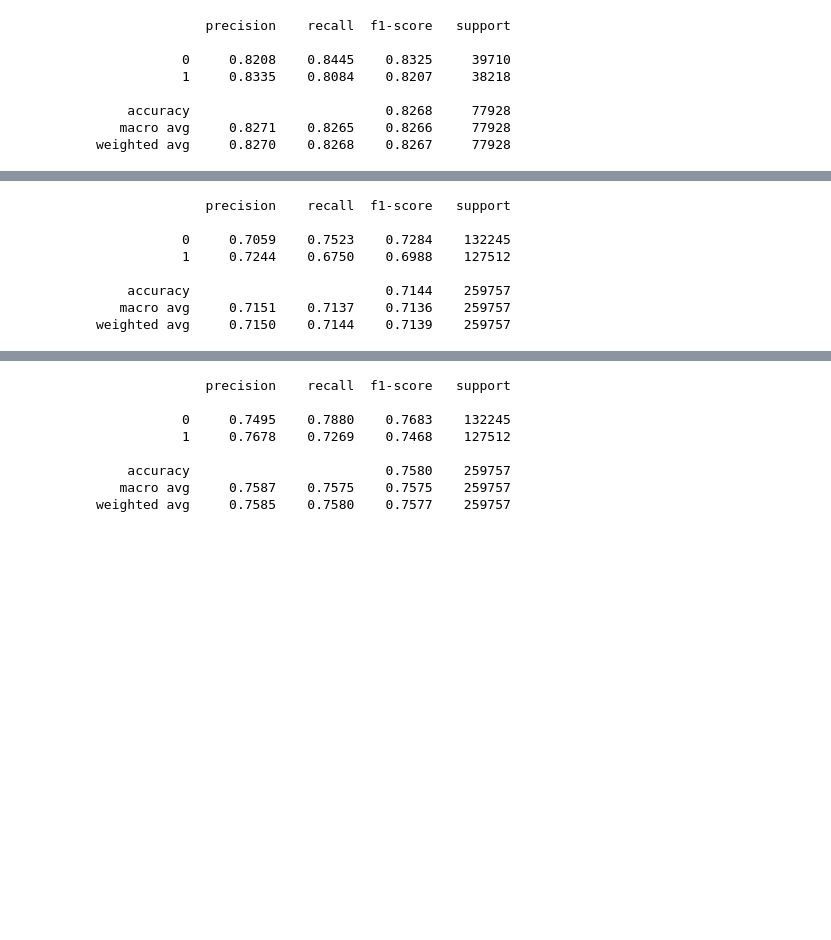
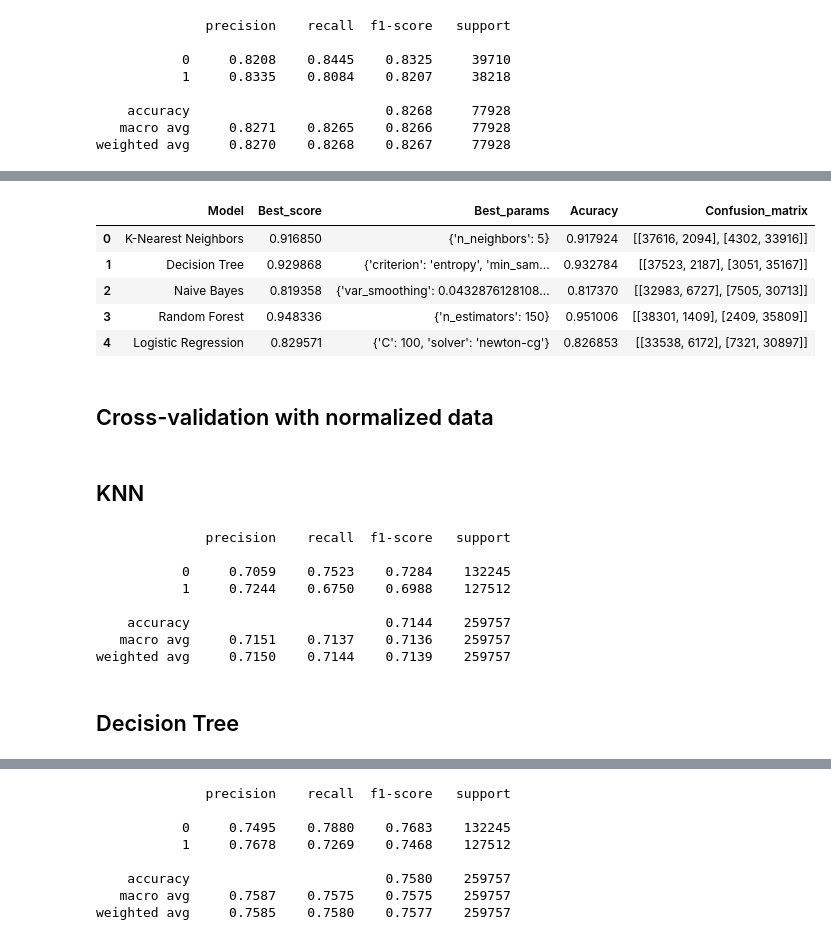
Before and after one commit to GhadahMajid/Project3, a Jupyter notebook: Project_3_Notebook.ipynb, the cells around one changed output, grey strips where cells are left out. Cells and saved outputs as stored; diff of their text form; code cells hidden in the pictures; blank space fills up the shorter version.

```diff
--- a/Project_3_Notebook.ipynb
+++ b/Project_3_Notebook.ipynb
@@ -580 +582,13 @@ df_train_test_split
 | 4 | Logistic Regression | 0.829571 | {'C': 100, 'solver': 'newton-cg'} | 0.826853 | [[33538, 6172], [7321, 30897]] |
+# %%
+df_train_test_splitN = pd.DataFrame(scores,columns=['Model','Best_score','Best_params', 'Acuracy','Confusion_matrix'])
+df_train_test_splitN
+# %% [output]
+|  | Model | Best_score | Best_params | Acuracy | Confusion_matrix |
+| 0 | K-Nearest Neighbors | 0.916850 | {'n_neighbors': 5} | 0.917924 | [[37616, 2094], [4302, 33916]] |
+| 1 | Decision Tree | 0.929868 | {'criterion': 'entropy', 'min_sam... | 0.932784 | [[37523, 2187], [3051, 35167]] |
+| 2 | Naive Bayes | 0.819358 | {'var_smoothing': 0.0432876128108... | 0.817370 | [[32983, 6727], [7505, 30713]] |
+| 3 | Random Forest | 0.948336 | {'n_estimators': 150} | 0.951006 | [[38301, 1409], [2409, 35809]] |
+| 4 | Logistic Regression | 0.829571 | {'C': 100, 'solver': 'newton-cg'} | 0.826853 | [[33538, 6172], [7321, 30897]] |
+# %% [markdown]
+## Cross-validation with normalized data
@@ -581,3 +597,5 @@ df_train_test_split
+# %% [markdown]
+## KNN
 # %%
 # Scaled data with Cross-validation
 
@@ -598,3 +616,5 @@ print(classification_report(y, predictions, digits=4))
     accuracy                         0.7144    259757
    macro avg     0.7151    0.7137    0.7136    259757
 weighted avg     0.7150    0.7144    0.7139    259757
+# %% [markdown]
+## Decision Tree
```
Also changed, not shown: parts of 30 cells of this notebook.
